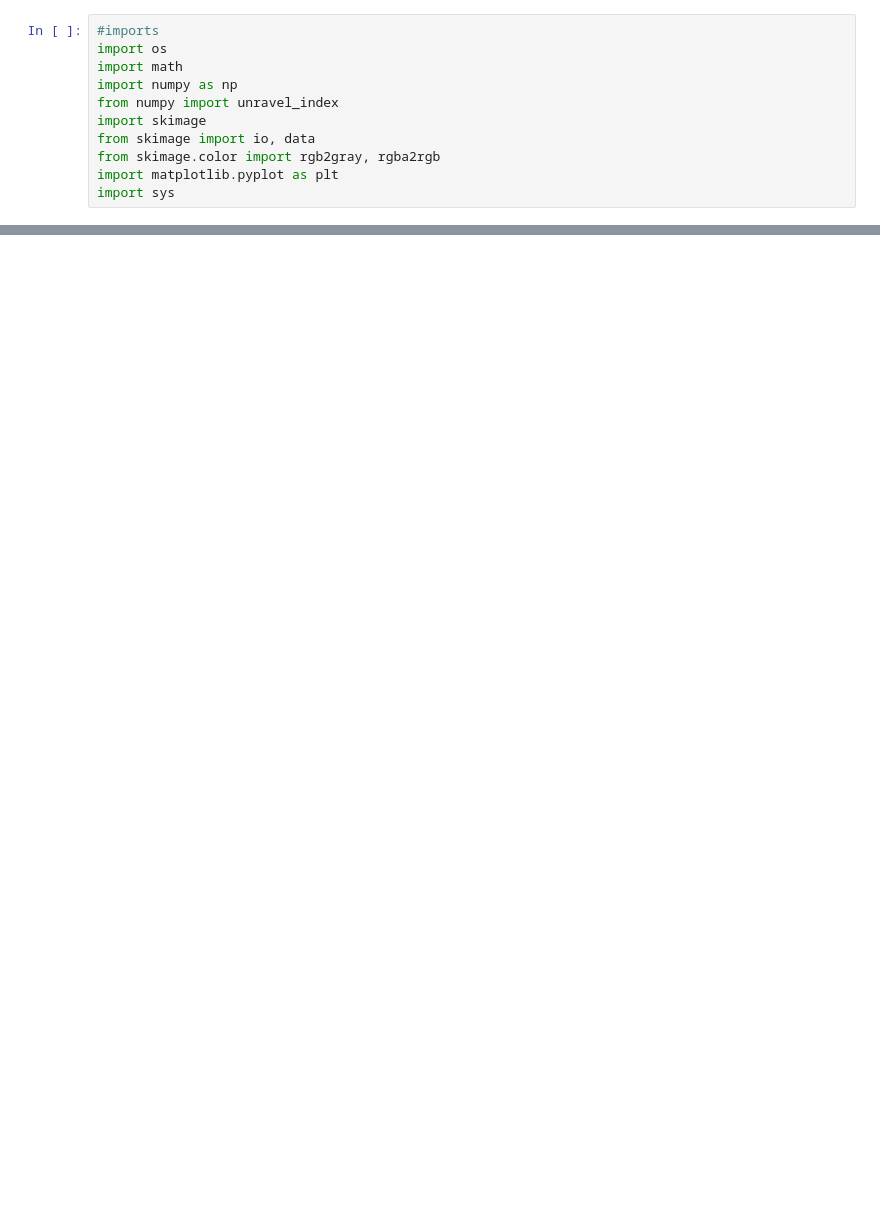
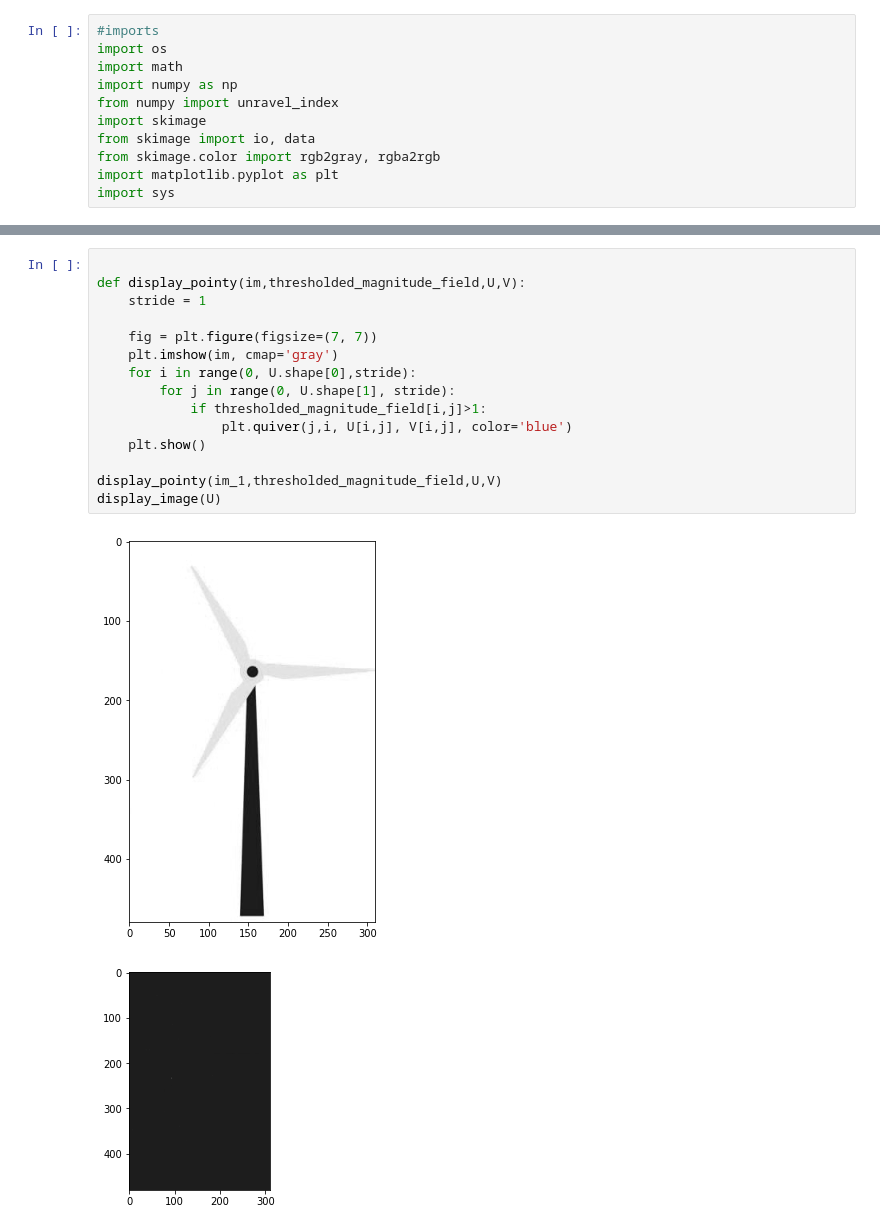
Before and after one commit to duketran1996/optical-flow-segmentation-analysis, a Jupyter notebook: lk-poc.ipynb, the cells around one changed output, grey strips where cells are left out. Drawn from its saved outputs; the diff is of its cells as text; blank space fills up the shorter version.

Commit message:
improved quiver

```diff
--- a/lk-poc.ipynb
+++ b/lk-poc.ipynb
@@ -313,0 +331,18 @@ max. magnitude:  [array([17377.51896947]), 117, 32]
+# %%
+
+def display_pointy(im,thresholded_magnitude_field,U,V):
+    stride = 1
+
+    fig = plt.figure(figsize=(7, 7))
+    plt.imshow(im, cmap='gray')
+    for i in range(0, U.shape[0],stride):
+        for j in range(0, U.shape[1], stride):
+            if thresholded_magnitude_field[i,j]>1:
+                plt.quiver(j,i, U[i,j], V[i,j], color='blue')
+    plt.show()
+
+display_pointy(im_1,thresholded_magnitude_field,U,V)
+display_image(U)
+# %% [output]
+[figure, added]
+[figure, added]
```
Also changed, not shown: parts of 4 cells of this notebook.
